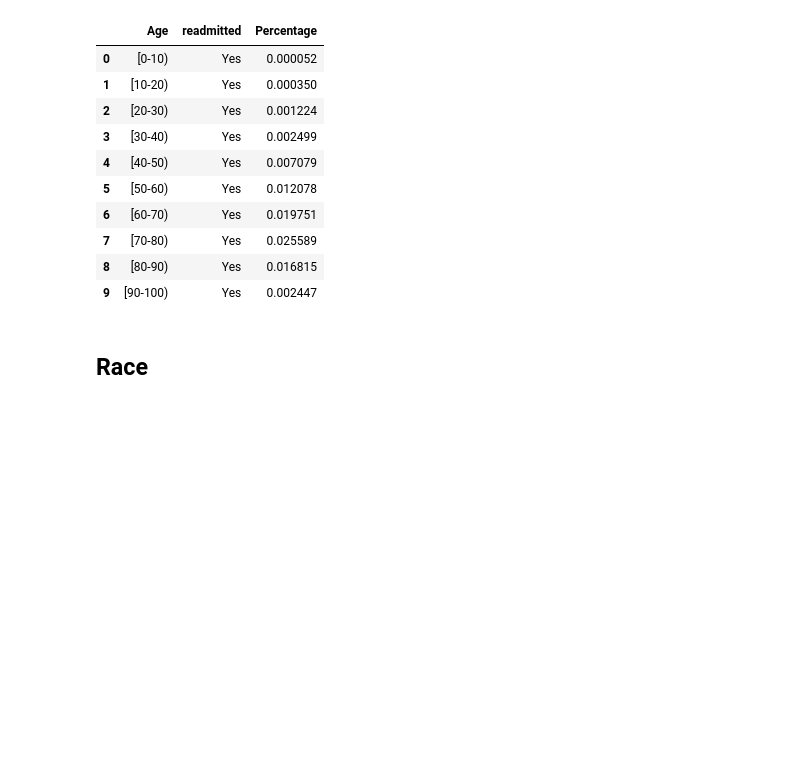
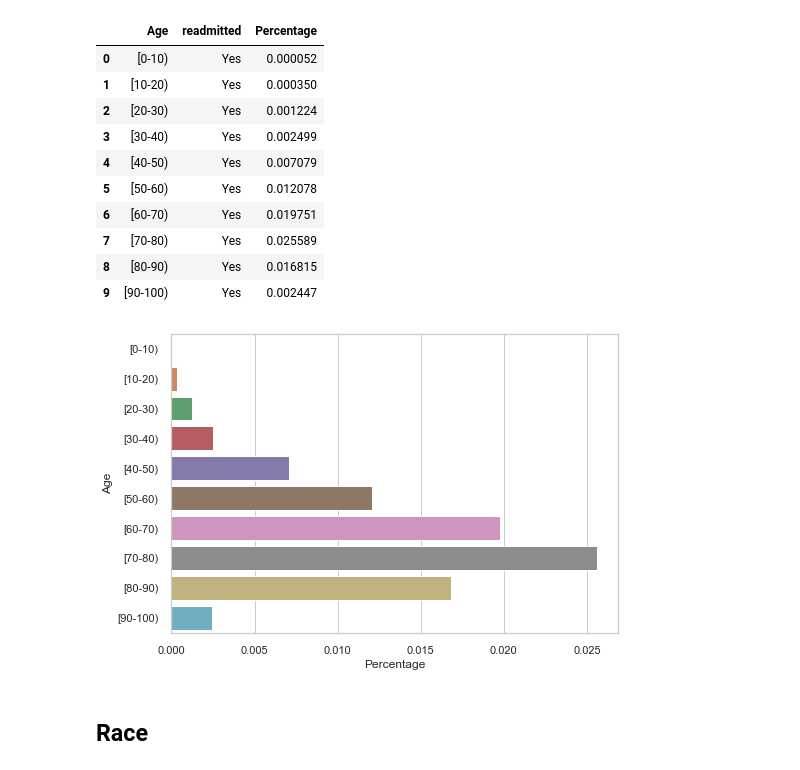
Before and after one commit to sagarwala12/HRRP, a Jupyter notebook: Visualizations_Final.ipynb, the cells around one changed output. Drawn from its saved outputs; the diff is of its cells as text; code cells hidden in the pictures; blank space fills up the shorter version.

Commit message:
Added plots

```diff
--- a/Visualizations_Final.ipynb
+++ b/Visualizations_Final.ipynb
@@ -295,6 +295,11 @@ age_percent
 | 7 | [70-80) | Yes | 0.025589 |
 | 8 | [80-90) | Yes | 0.016815 |
 | 9 | [90-100) | Yes | 0.002447 |
+# %%
+sns.set_theme(style="whitegrid")
+ax = sns.barplot(x="Percentage", y="Age", data=age_percent , ci=95)
+# %% [output]
+[figure, added]
 # %% [markdown]
 ## Race
 # %%
```
Also changed, not shown: parts of 1 cell of this notebook.
